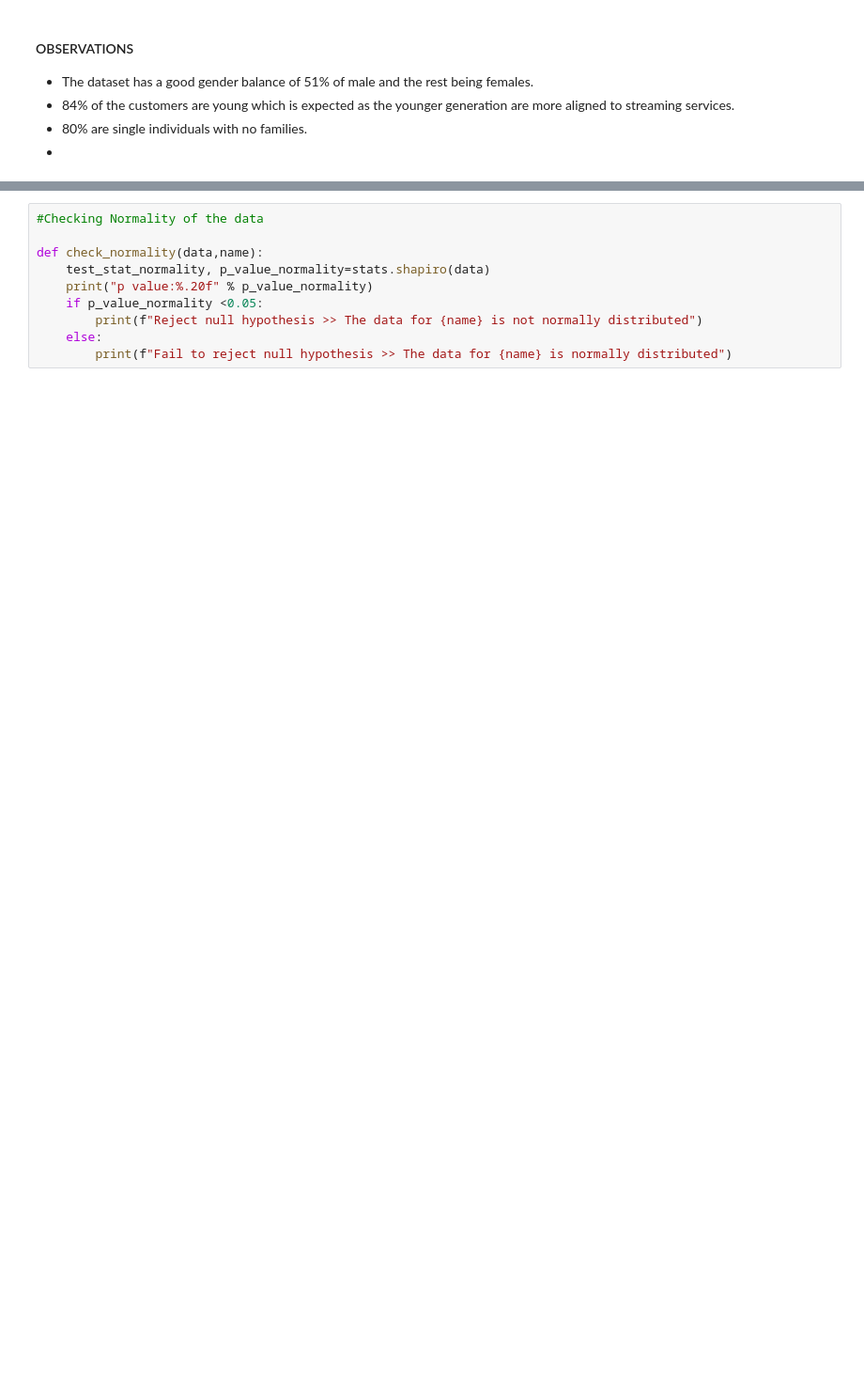
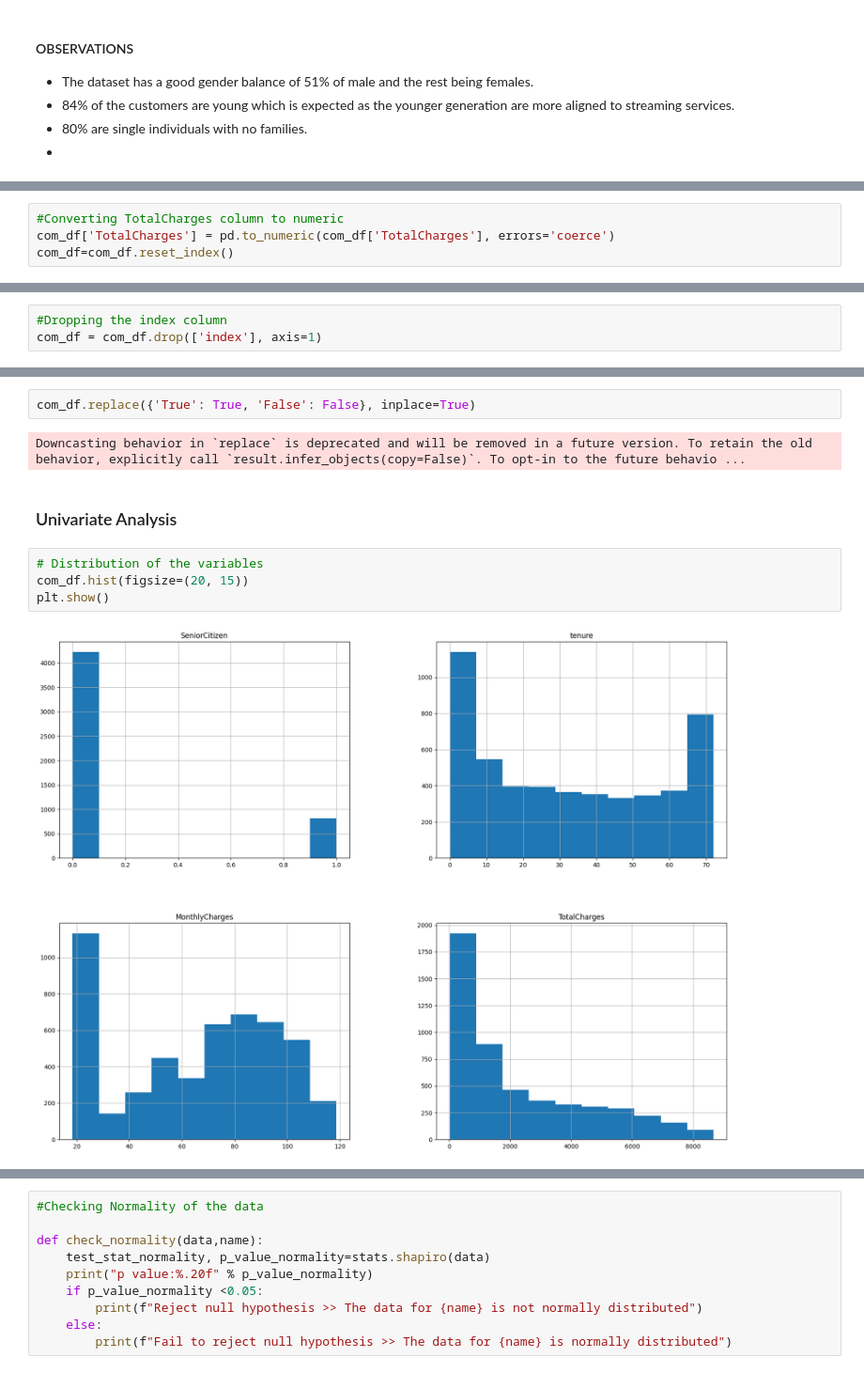
Before and after one commit to kwasichrappah/Custormer-Churn, a Jupyter notebook: customer.ipynb, the cells around one changed output, grey strips where cells are left out. Shown at 94% size. Cells and saved outputs as stored; diff of their text form; blank space fills up the shorter version.

```diff
--- a/customer.ipynb
+++ b/customer.ipynb
@@ -244,0 +203,4 @@ df.head(5)
+# %%
+#Converting TotalCharges column to numeric
+com_df['TotalCharges'] = pd.to_numeric(com_df['TotalCharges'], errors='coerce')
+com_df=com_df.reset_index()
@@ -244,0 +238,3 @@ df.head(5)
+# %%
+#Dropping the index column
+com_df = com_df.drop(['index'], axis=1)
@@ -244,0 +278,12 @@ df.head(5)
+# %%
+com_df.replace({'True': True, 'False': False}, inplace=True)
+# %% [output]
+Downcasting behavior in `replace` is deprecated and will be removed in a future version. To retain the old behavior, explicitly call `result.infer_objects(copy=False)`. To opt-in to the future behavio ...
+# %% [markdown]
+### Univariate Analysis
+# %%
+# Distribution of the variables
+com_df.hist(figsize=(20, 15))
+plt.show()
+# %% [output]
+[figure, added]
```
Also changed, not shown: parts of 86 cells of this notebook.
